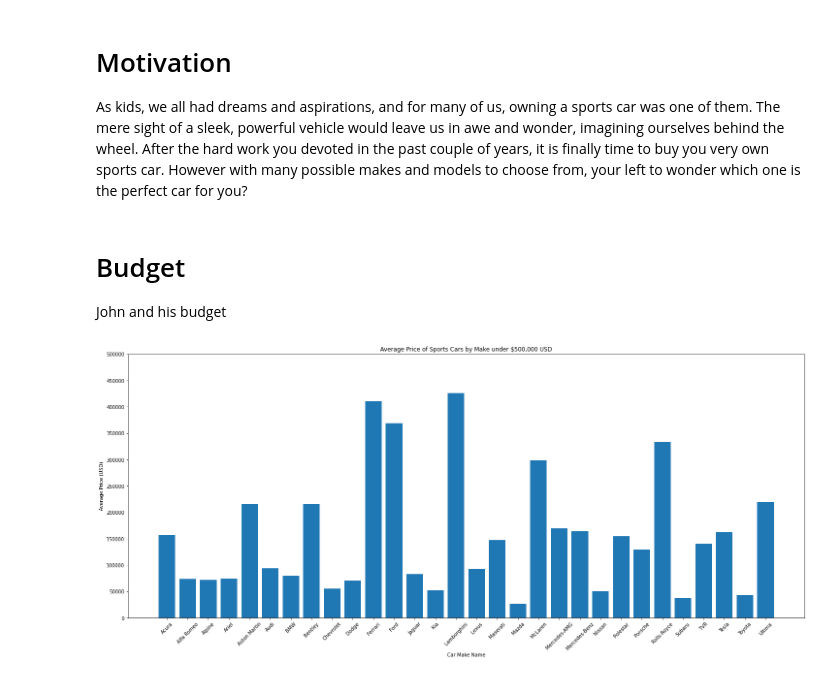
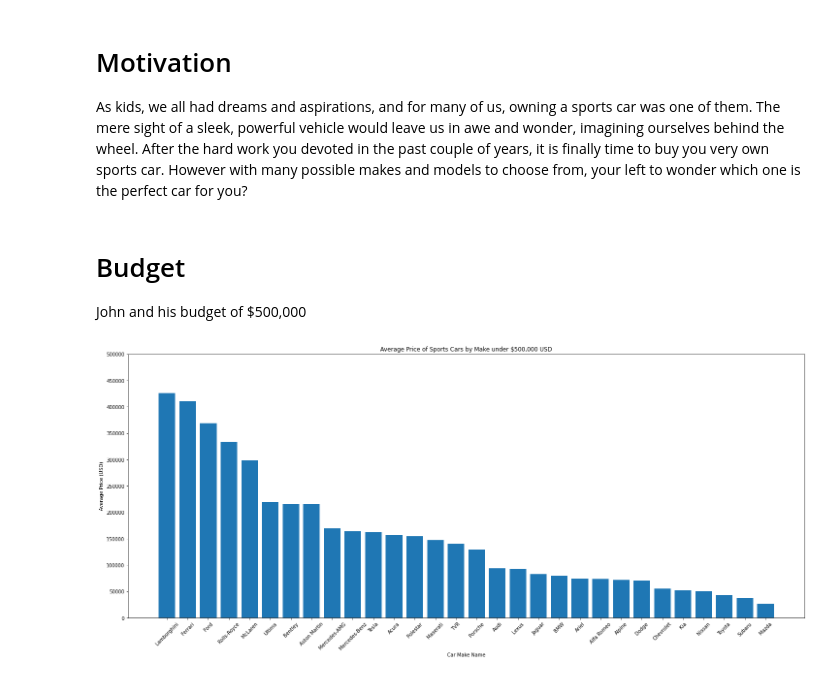
Before and after one commit to NishTewari/Data-Visualization-Project, a Jupyter notebook: Project.ipynb, the cells around one changed output. Drawn from its saved outputs; the diff is of its cells as text; code cells hidden in the pictures.

```diff
--- a/Project.ipynb
+++ b/Project.ipynb
@@ -32,7 +32,7 @@
 # %% [markdown]
 <h1 style="text-align:left; font-family:Times New Roman">Budget</h1>
 
-<span style="font-family: Times New Roman;">John and his budget</span>
+<span style="font-family: Times New Roman;">John and his budget of $500,000</span>
 # %%
 # import libraries
 import pandas as pd
@@ -40,33 +40,38 @@ import numpy as np
 import matplotlib.pyplot as plt
 
 # Load the data
-df = pd.read_csv('data/Sport_car_price.csv')
+df = pd.read_csv('data/sport_car_price.csv')
+
+df['Price (in USD)'] = df['Price (in USD)'].str.replace(',', '').astype(float)
 
 # calculating the average price of the cars made by each brand
 avg_prices = df.groupby('Car Make')['Price (in USD)'].mean().reset_index()
 
 # set the overall size of the graph
 plt.figure(figsize=(25, 10))
 
 # filtering the average prices to show car brands that average below $500,000
 avg_prices = avg_prices[avg_prices['Price (in USD)'] <= 500000]
 
+# Sort the average price of sports car under $500,000 in descending order
+sort_avg_price = avg_prices.sort_values(by='Price (in USD)', ascending=False)
+
 # Plot a scatter plot of the average price for each make of car
-plt.bar(avg_prices['Car Make'], avg_prices['Price (in USD)'])
+plt.bar(sort_avg_price['Car Make'], sort_avg_price['Price (in USD)'])
 
 # Set the plot title and axis labels
 plt.title('Average Price of Sports Cars by Make under $500,000 USD')
 plt.xlabel('Car Make Name')
 plt.ylabel('Average Price (USD)')
 
 # Rotate the names on the x-axis to make it easier to read
 plt.xticks(rotation=45)
 
 # Set the y-axis labels with an increment of $50,000 between (0 - $500k)
 plt.ylim(0, 500000)
 plt.yticks(np.arange(0, 500001, 50000))
 
 # plot the graph
 plt.show()
 # %% [output]
-[figure, old version]
+[figure, new version]
```
Also changed, not shown: 1 other file.
